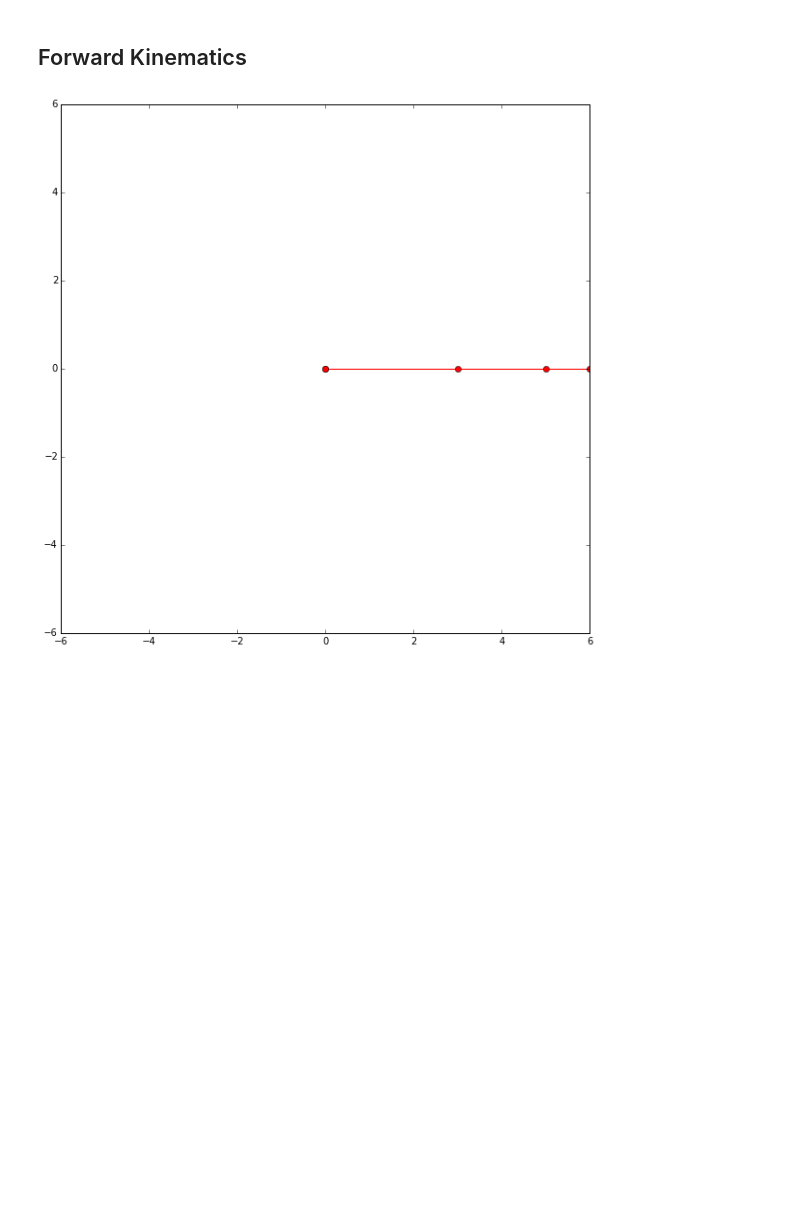
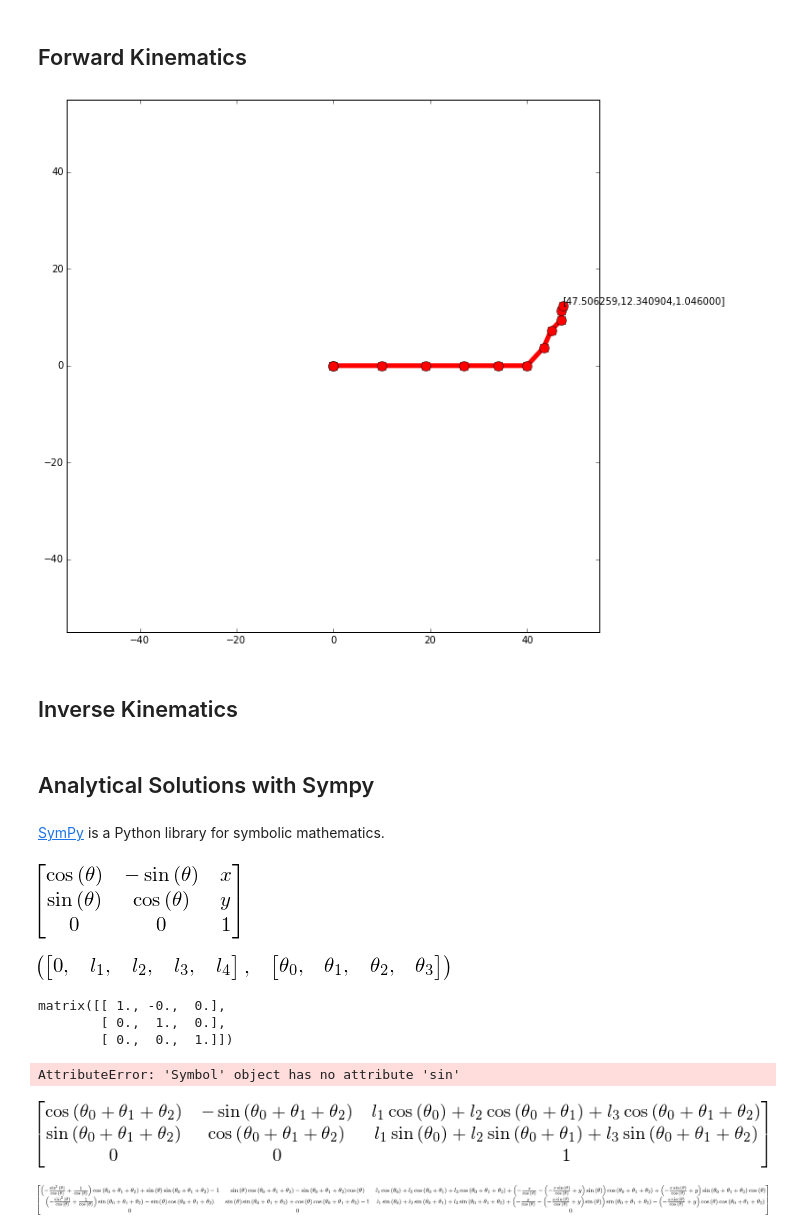
Before and after one commit to DAInamite/programming-humanoid-robot-in-python, a Jupyter notebook: kinematics/robot_arm_2d.ipynb, the cells around one changed output. Cells and saved outputs as stored; diff of their text form; code cells hidden in the pictures; blank space fills up the shorter version.

```diff
--- a/kinematics/robot_arm_2d.ipynb
+++ b/kinematics/robot_arm_2d.ipynb
@@ -15,9 +16,13 @@ def trans(x, y, a):
     '''create a 2D transformation'''
     s = sin(a)
     c = cos(a)
-    return np.asarray([[c, -s, x],
-                       [s,  c, y],
-                       [0,  0, 1]])
+    return matrix([[c, -s, x],
+                   [s,  c, y],
+                   [0,  0, 1]])
+
+def from_trans(m):
+    '''get x, y, theta from transform matrix'''
+    return [m[0, -1], m[1, -1], atan2(m[1, 0], m[0, 0])]
 # %%
 trans(0, 0, 0)
 # %% [output]
@@ -30,7 +35,7 @@ array([[ 1., -0.,  0.],
 N = 3  # number of links
 l = [0] + range(N, 0, -1)  # length of link, l[0] is ingored
 max_len = sum(l)
-a = np.random.random_sample(N)  # angles of joints
+a = random.random_sample(N)  # angles of joints
 T0 = trans(0, 0, 0)  # base
 # %% [markdown]
 ## Forward Kinematics
@@ -38,9 +43,9 @@ T0 = trans(0, 0, 0)  # base
 def forward_kinematics(T0, l, a):
     T = [T0]
     for i in range(len(a)):
-        Ti = T[-1].dot(trans(l[i], 0, a[i]))
+        Ti = T[-1] * trans(l[i], 0, a[i])
         T.append(Ti)
-    Te = T[-1].dot(trans(l[-1], 0, 0))  # end effector
+    Te = T[-1] * trans(l[-1], 0, 0)  # end effector
     T.append(Te)
     return T
 # %%
@@ -48,18 +53,27 @@ def show_robot_arm(T):
     cla()
     x = [Ti[0,-1] for Ti in T]
     y = [Ti[1,-1] for Ti in T]
-    plot(x, y, '-or')
+    plot(x, y, '-or', linewidth=5, markersize=10)
     xlim([-max_len, max_len])
     ylim([-max_len, max_len])
-    axes().set_aspect('equal')
+    ax = axes()
+    ax.set_aspect('equal')
+    t = atan2(T[-1][1, 0], T[-1][0,0])
+    ax.annotate('[%f,%f,%f]' % (x[-1], y[-1], t), xy=(x[-1], y[-1]), xytext=(x[-1], y[-1] + 0.5))
     display.clear_output(wait=True)
 # %%
 for i in range(N):
     @interact(value=(-pi/2, pi/2, 0.1), n=fixed(i))
-    def set_joint_target(n, value=0):
+    def set_joint_angle(n, value=0):
         global a
         a[n] = value
         T = forward_kinematics(T0, l, a)
         show_robot_arm(T)
 # %% [output]
-[figure, old version]
+[figure, new version]
+# %% [markdown]
+## Inverse Kinematics
+# %% [markdown]
+## Analytical Solutions with Sympy
+# %% [markdown]
+[SymPy](http://sympy.org/) is a Python library for symbolic mathematics.
@@ -65,0 +84,5 @@ for i in range(N):
+# %%
+from sympy.abc import x, y, theta
+trans(x, y, theta)
+# %% [output]
+[figure, added]
@@ -65,0 +95,26 @@ for i in range(N):
+# %%
+l, a
+# %% [output]
+[figure, added]
+# %%
+T0
+# %% [output]
+matrix([[ 1., -0.,  0.],
+        [ 0.,  1.,  0.],
+        [ 0.,  0.,  1.]])
+# %%
+T = forward_kinematics(T0, l, a)
+Te = T[-1]
+Te
+# %% [output]
+AttributeError: 'Symbol' object has no attribute 'sin'
+# %%
+Te = simplify(Te)
+Te
+# %% [output]
+[figure, added]
+# %%
+eq = Te * trans(x, y, theta).inv() - T0
+eq
+# %% [output]
+[figure, added]
```
Also changed, not shown: parts of 16 cells of this notebook.
